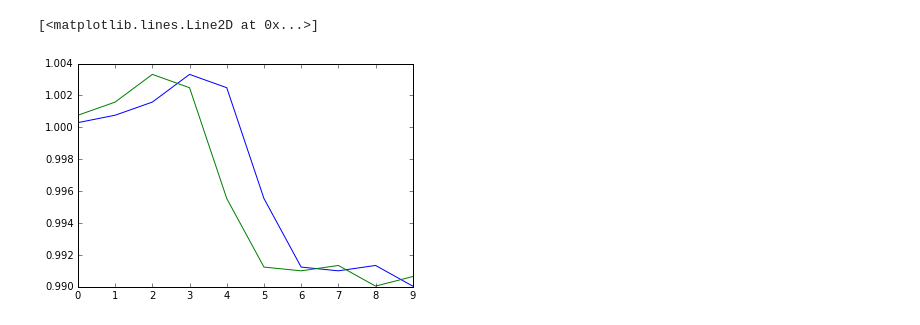
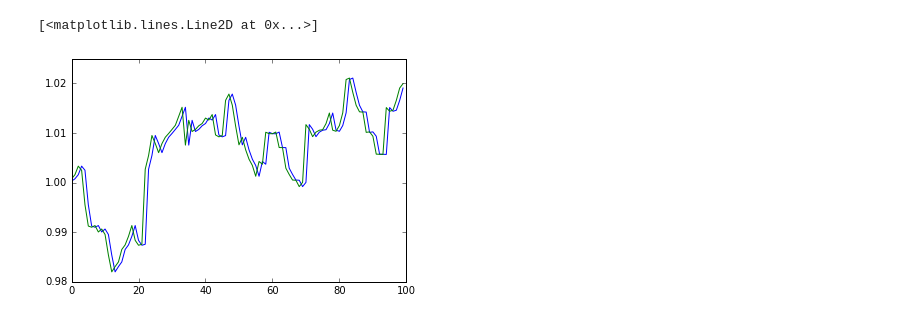
Before and after one commit to haretaro/ichiyo, a Jupyter notebook: net/train.ipynb, the cells around one changed output. Drawn from its saved outputs; the diff is of its cells as text; code cells hidden in the pictures.

```diff
--- a/net/train.ipynb
+++ b/net/train.ipynb
@@ -19,19 +19,19 @@ xp = cuda.cupy if use_gpu is True else np
 # %%
 train_data_x = []
 train_data_y = []
 f = open('30minutes.csv','r')
 data = csv.reader(f, delimiter=',')
 for row in data:
     train_data_x.append(row[7])
     train_data_y.append(row[7])
 raw_data = np.asarray(train_data_x, dtype=np.float32)
 train_data_x = raw_data[:-1]
 train_data_y = raw_data[1:]
-plt.plot(train_data_x[:10])
-plt.plot(train_data_y[:10])
+plt.plot(train_data_x[:100])
+plt.plot(train_data_y[:100])
 # %% [output]
 [<matplotlib.lines.Line2D at 0x...>]
-[figure, old version]
+[figure, new version]
 # %%
 #ネットワークを試す関数
 def evaluate(model,num,origin=0):
```
Also changed, not shown: parts of 5 cells of this notebook.
